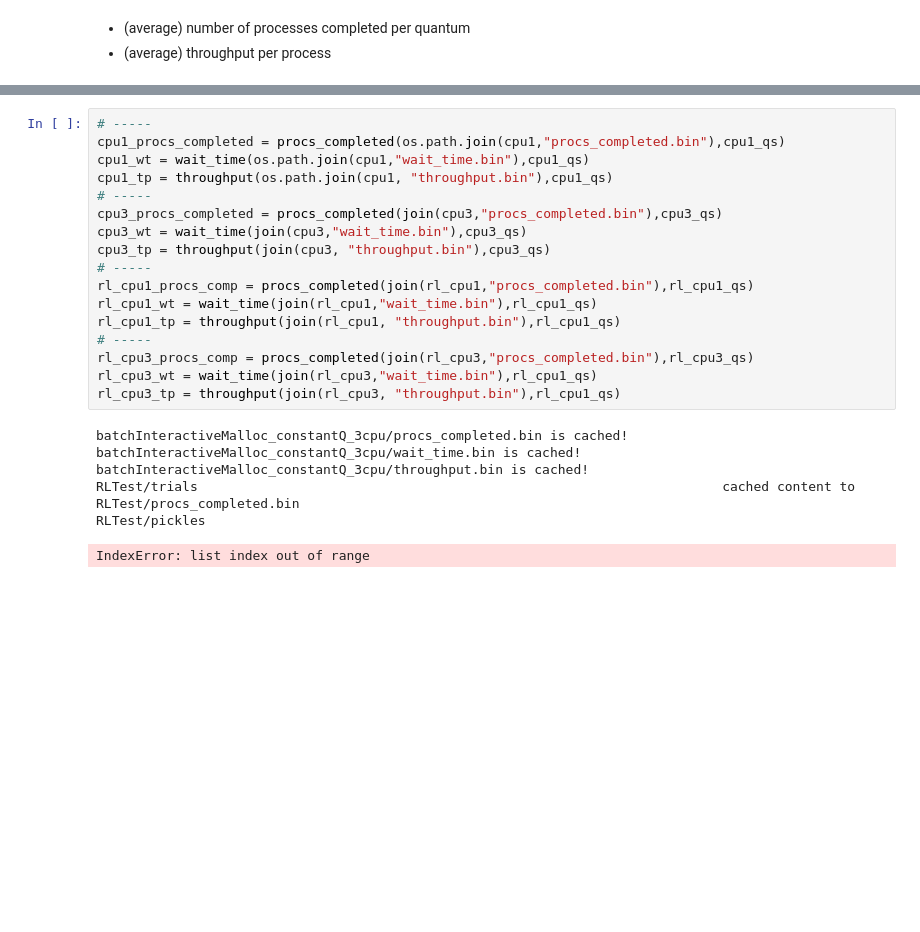
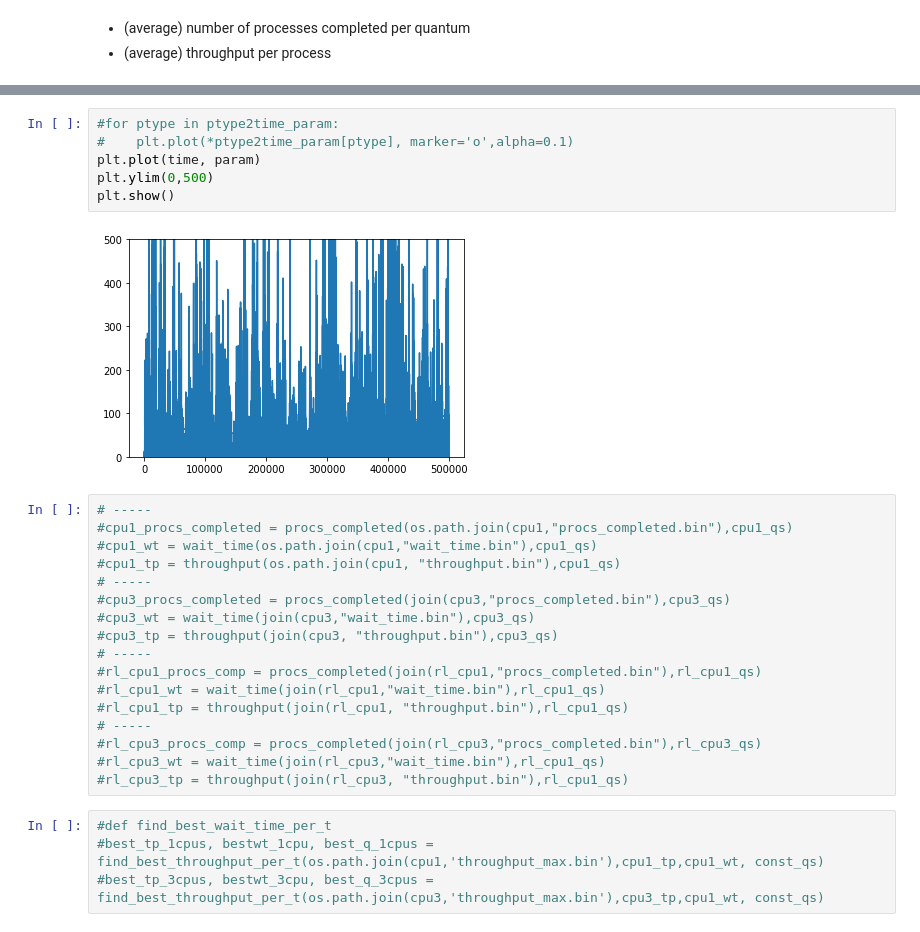
Before and after one commit to danielberenberg/operating-systems, a Jupyter notebook: discrete-event-simulation/src/analysis2.ipynb, the cells around one changed output, grey strips where cells are left out. Drawn from its saved outputs; the diff is of its cells as text; blank space fills up the shorter version.

```diff
--- a/discrete-event-simulation/src/analysis2.ipynb
+++ b/discrete-event-simulation/src/analysis2.ipynb
@@ -116,27 +295,32 @@ def join(prefix,suffix):
+# %%
+#for ptype in ptype2time_param:
+#    plt.plot(*ptype2time_param[ptype], marker='o',alpha=0.1)
+plt.plot(time, param)
+plt.ylim(0,500)
+plt.show()
+# %% [output]
+[figure, added]
 # %%
 # -----
-cpu1_procs_completed = procs_completed(os.path.join(cpu1,"procs_completed.bin"),cpu1_qs)
-cpu1_wt = wait_time(os.path.join(cpu1,"wait_time.bin"),cpu1_qs)
-cpu1_tp = throughput(os.path.join(cpu1, "throughput.bin"),cpu1_qs)
+#cpu1_procs_completed = procs_completed(os.path.join(cpu1,"procs_completed.bin"),cpu1_qs)
+#cpu1_wt = wait_time(os.path.join(cpu1,"wait_time.bin"),cpu1_qs)
+#cpu1_tp = throughput(os.path.join(cpu1, "throughput.bin"),cpu1_qs)
 # -----
-cpu3_procs_completed = procs_completed(join(cpu3,"procs_completed.bin"),cpu3_qs)
-cpu3_wt = wait_time(join(cpu3,"wait_time.bin"),cpu3_qs)
-cpu3_tp = throughput(join(cpu3, "throughput.bin"),cpu3_qs)
+#cpu3_procs_completed = procs_completed(join(cpu3,"procs_completed.bin"),cpu3_qs)
+#cpu3_wt = wait_time(join(cpu3,"wait_time.bin"),cpu3_qs)
+#cpu3_tp = throughput(join(cpu3, "throughput.bin"),cpu3_qs)
 # -----
-rl_cpu1_procs_comp = procs_completed(join(rl_cpu1,"procs_completed.bin"),rl_cpu1_qs)
-rl_cpu1_wt = wait_time(join(rl_cpu1,"wait_time.bin"),rl_cpu1_qs)
-rl_cpu1_tp = throughput(join(rl_cpu1, "throughput.bin"),rl_cpu1_qs)
+#rl_cpu1_procs_comp = procs_completed(join(rl_cpu1,"procs_completed.bin"),rl_cpu1_qs)
+#rl_cpu1_wt = wait_time(join(rl_cpu1,"wait_time.bin"),rl_cpu1_qs)
+#rl_cpu1_tp = throughput(join(rl_cpu1, "throughput.bin"),rl_cpu1_qs)
 # -----
-rl_cpu3_procs_comp = procs_completed(join(rl_cpu3,"procs_completed.bin"),rl_cpu3_qs)
-rl_cpu3_wt = wait_time(join(rl_cpu3,"wait_time.bin"),rl_cpu1_qs)
-rl_cpu3_tp = throughput(join(rl_cpu3, "throughput.bin"),rl_cpu1_qs)
+#rl_cpu3_procs_comp = procs_completed(join(rl_cpu3,"procs_completed.bin"),rl_cpu3_qs)
+#rl_cpu3_wt = wait_time(join(rl_cpu3,"wait_time.bin"),rl_cpu1_qs)
+#rl_cpu3_tp = throughput(join(rl_cpu3, "throughput.bin"),rl_cpu1_qs)
-# %% [output]
-batchInteractiveMalloc_constantQ_3cpu/procs_completed.bin is cached!
-batchInteractiveMalloc_constantQ_3cpu/wait_time.bin is cached!
-batchInteractiveMalloc_constantQ_3cpu/throughput.bin is cached!
-RLTest/trials                                                                   cached content to RLTest/procs_completed.bin
-RLTest/pickles
-IndexError: list index out of range
+# %%
+#def find_best_wait_time_per_t
+#best_tp_1cpus, bestwt_1cpu, best_q_1cpus = find_best_throughput_per_t(os.path.join(cpu1,'throughput_max.bin'),cpu1_tp,cpu1_wt, const_qs)
+#best_tp_3cpus, bestwt_3cpu, best_q_3cpus = find_best_throughput_per_t(os.path.join(cpu3,'throughput_max.bin'),cpu3_tp,cpu1_wt, const_qs)
 # %%
 cpu3_mean_procs_completed,cpu3_std_procs_completed = zip(*cpu3_procs_completed)
 cpu1_mean_procs_completed,cpu1_std_procs_completed = zip(*cpu1_procs_completed)
```
Also changed, not shown: parts of 20 cells of this notebook, 7 other files.
